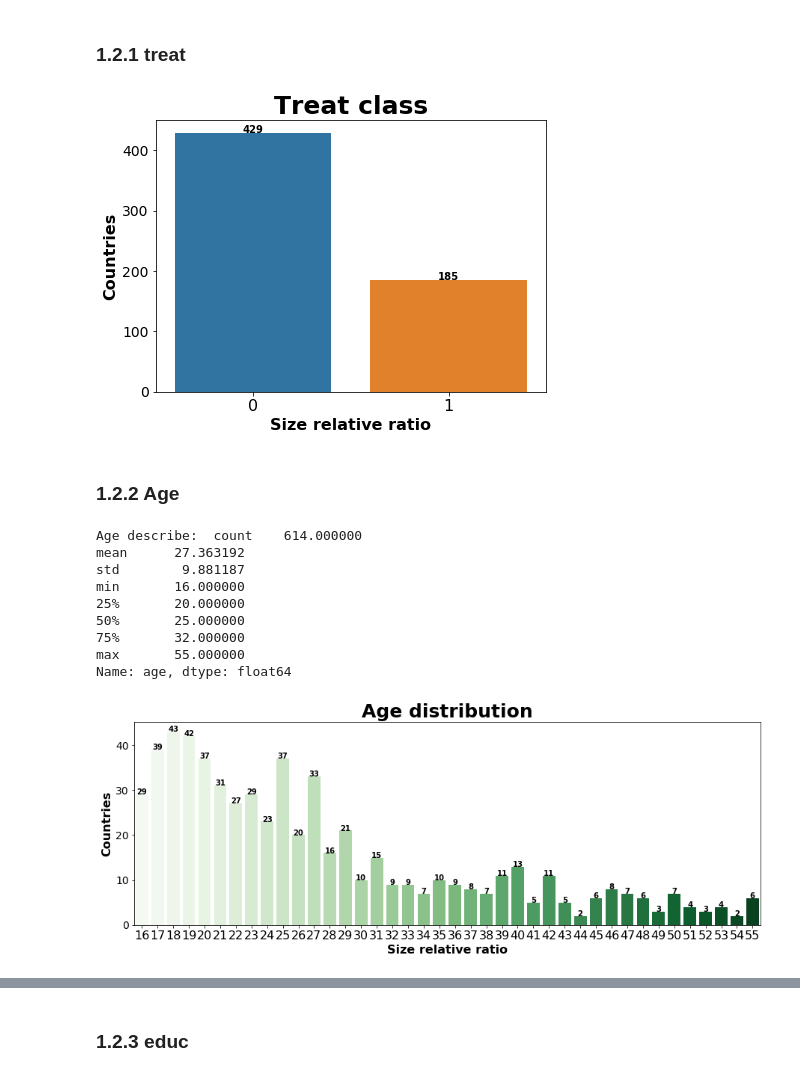
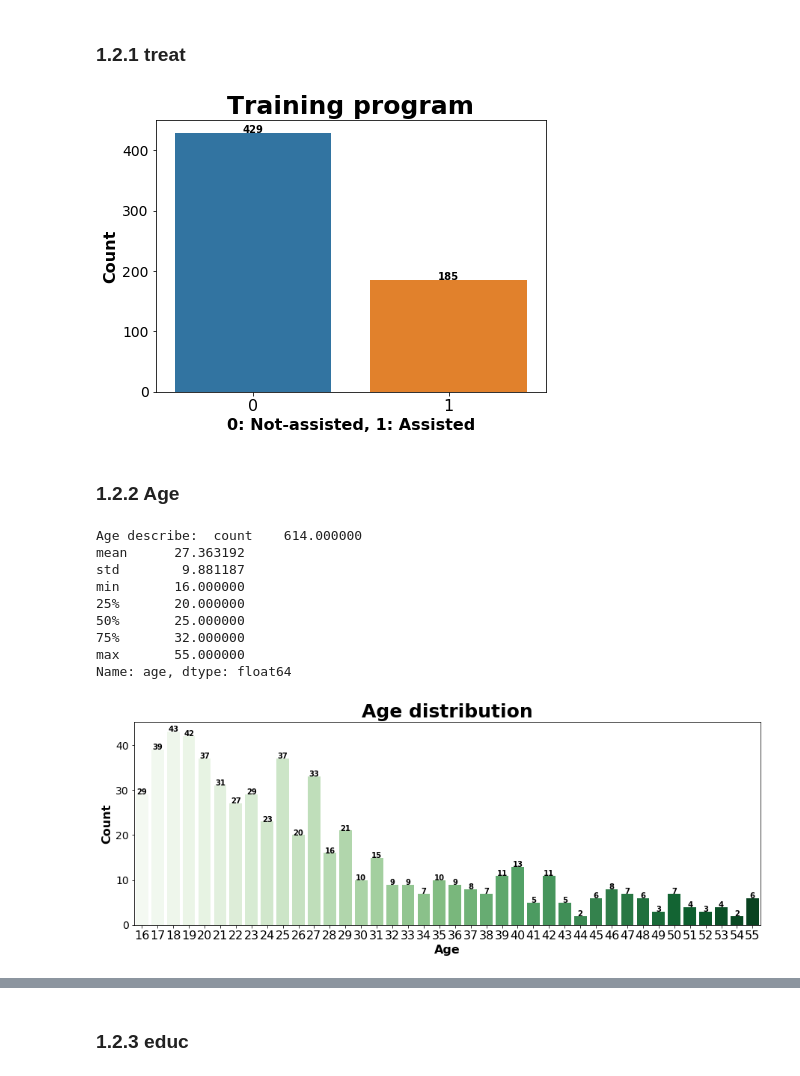
Before and after one commit to LucaZampieri/ADA_homework_LMX, a Jupyter notebook: 04 - Applied ML/Homework_04.ipynb, the cells around one changed output, grey strips where cells are left out. Saved outputs shown, nothing was run; the diff lists cells and outputs as text; code cells hidden in the pictures.

```diff
--- a/04 - Applied ML/Homework_04.ipynb
+++ b/04 - Applied ML/Homework_04.ipynb
@@ -250,14 +250,14 @@ def value_counts_plot(feature, title, xlabel, ylabel):
 # %%
 # Visualize
 plt.figure(figsize=(7,5))
 ax = sns.barplot(x=df.treat.value_counts().index, y=df.treat.value_counts())
-plt.title("Treat class", fontsize=25).set_weight('bold')
+plt.title("Training program", fontsize=25).set_weight('bold')
 tick_format(ax, 2)
 value_barplot_label(ax)
-ax.set_ylabel(ylabel, fontsize=16).set_weight('bold')
-ax.set_xlabel(xlabel, fontsize=16).set_weight('bold')
+ax.set_ylabel('Count', fontsize=16).set_weight('bold')
+ax.set_xlabel('0: Not-assisted, 1: Assisted', fontsize=16).set_weight('bold')
 # %% [output]
-[figure, old version]
+[figure, new version]
 # %% [markdown]
 ### 1.2.2 Age
 # %%
@@ -268,8 +268,8 @@ ax = sns.countplot(x=df.age, palette="Greens")
 plt.title("Age distribution", fontsize=25).set_weight('bold')
 tick_format(ax, 2)
 value_barplot_label(ax)
-ax.set_ylabel(ylabel, fontsize=16).set_weight('bold')
-ax.set_xlabel(xlabel, fontsize=16).set_weight('bold')
+ax.set_ylabel('Count', fontsize=16).set_weight('bold')
+ax.set_xlabel('Age', fontsize=16).set_weight('bold')
 
 print("Age describe: ", df.age.describe())
 # %% [output]
@@ -282,7 +282,7 @@ min       16.000000
 75%       32.000000
 max       55.000000
 Name: age, dtype: float64
-[figure, old version]
+[figure, new version]
 # %%
 # Visualizing distributions
 part_age = df[df.treat == 1].age[df[df.treat == 1].age != 0]
```
Also changed, not shown: parts of 26 cells of this notebook, 25 other files.
